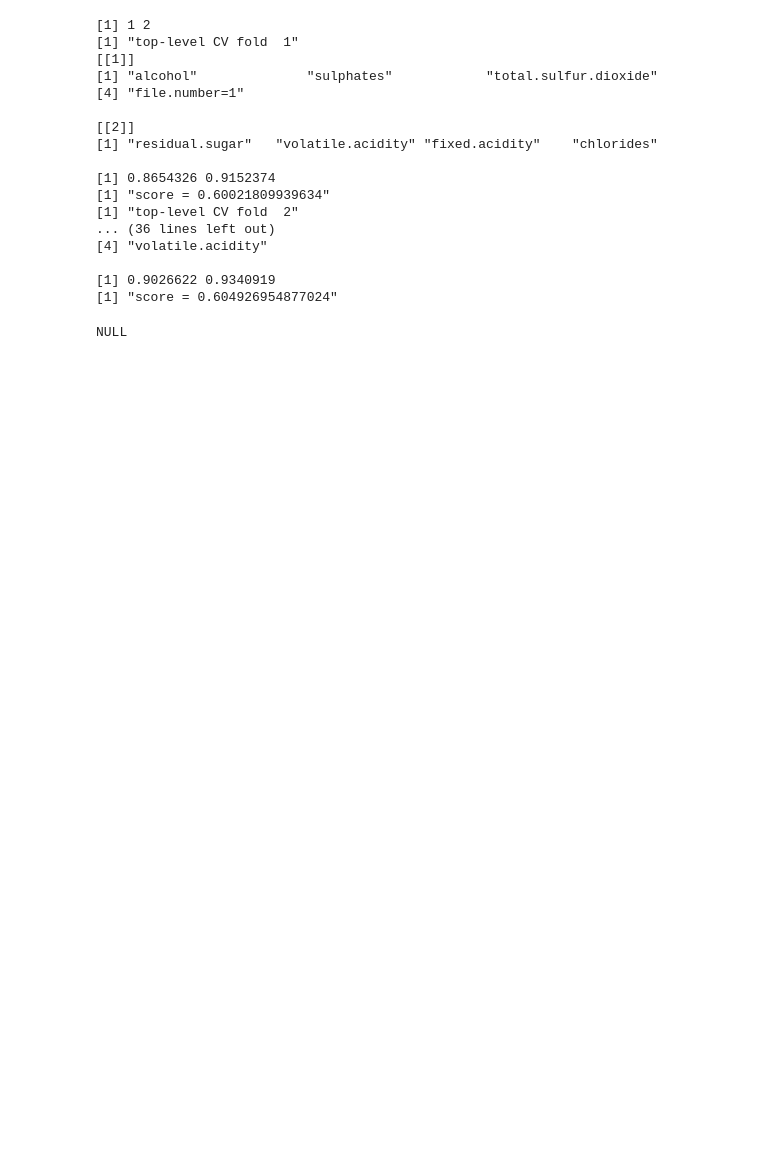
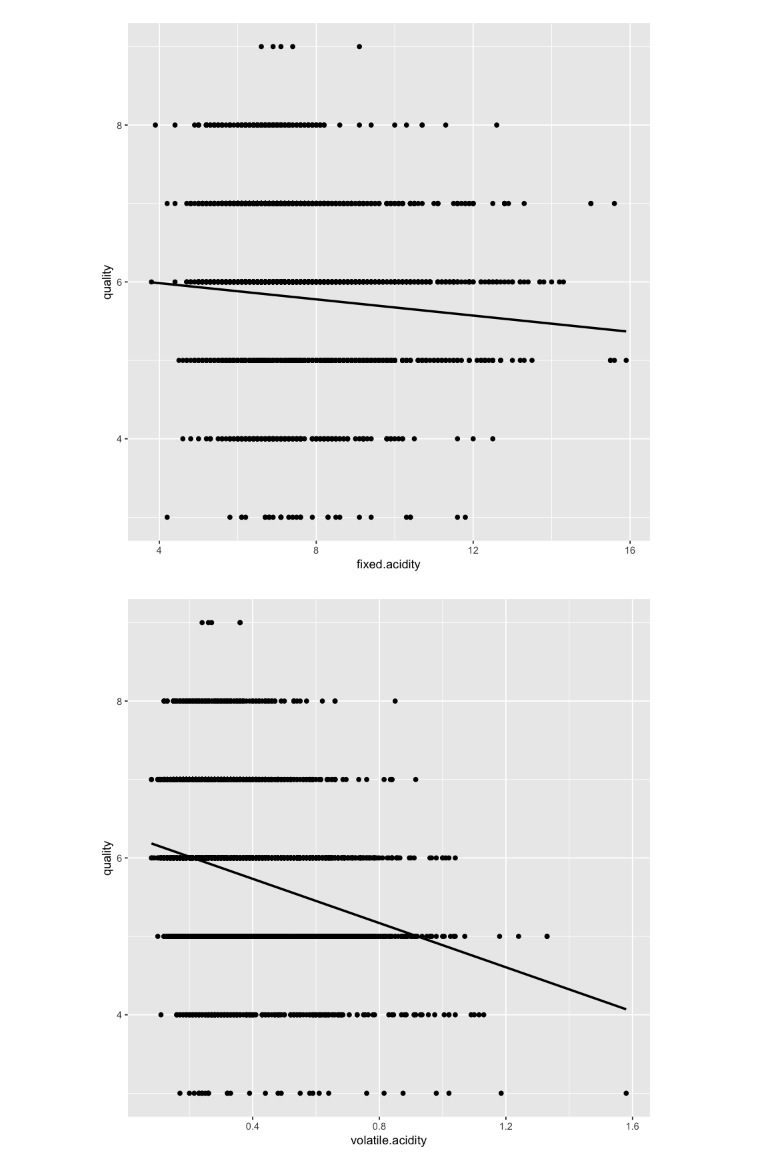
Before and after one commit to cjstoneking/wine_quality, a Jupyter notebook: wine_quality_v03.ipynb, the cells around one changed output. Drawn from its saved outputs; the diff is of its cells as text; code cells hidden in the pictures; blank space fills up the shorter version.

```diff
--- a/wine_quality_v03.ipynb
+++ b/wine_quality_v03.ipynb
@@ -237,25 +242,4 @@ find_single_model <- function(data, hyperparameters=get_default_hyperparameters(
     #as a list of predictor names (strings)
     return(list(best_score/null_model_score, best_predictor_set))
 }
-# %%
-dev_script()
-# %% [output]
-[1] 1 2
-[1] "top-level CV fold  1"
-[[1]]
-[1] "alcohol"              "sulphates"            "total.sulfur.dioxide"
-[4] "file.number=1"
-
-[[2]]
-[1] "residual.sugar"   "volatile.acidity" "fixed.acidity"    "chlorides"
-
-[1] 0.8654326 0.9152374
-[1] "score = 0.60021809939634"
-[1] "top-level CV fold  2"
-... (36 lines left out)
-[4] "volatile.acidity"
-
-[1] 0.9026622 0.9340919
-[1] "score = 0.604926954877024"
-NULL
 # %%
@@ -275,6 +264,30 @@ find_or_download_data <- function (main_url, files){
     }
     return(1)
 }
+# %%
+#read data from .csv files to data.frame
+#merge multiple .csv into one (binds rows)
+#add a one-hot encoding of the file number
+read_data <- function(files){
+    single_datasets <- vector("list", length(files))
+    for (i in 1:length(files)){
+        single_datasets[[i]] <- read.csv(files[i], header=TRUE, sep=";")
+        single_datasets[[i]]$file.number <- i
+    }
+    data <- bind_rows(single_datasets)
+    #bind_rows : dplyr function
+
+    #data is now full dataset (merged across all files)
+
+    #make one-hot encoding of file number
+    u <- unique(data$file.number)
+    for (val in u[1:(length(u)-1)]){
+        data[paste("file.number.",val,sep="")] <- (data$file.number==val)*1.0
+    }
+    data$file.number <- NULL
+    #remove initial (categorical) file number column
+    return(data)
+}
 # %%
 get_CV_folds <- function(N, K){
     train_indices <- vector("list", K)
@@ -288,3 +301,26 @@ get_CV_folds <- function(N, K){
     }
     return(list(train_indices, test_indices))
 }
+# %%
+hp <- get_default_hyperparameters()
+response_name <- attr(hp, "response_name")
+data <- read_data(attr(hp, "files"))
+#ggplot(data, aes_string(y = response_name, x = "pH")) + geom_point()
+predictor_names <- colnames(data)[colnames(data) != response_name]
+for(pred in predictor_names){
+    p <- ggplot(data, aes_string(y = response_name, x = pred)) +
+    geom_point() + geom_smooth(method = "lm", se = FALSE, col = "black")
+    #print(p)
+}
+library(ggplot2)
+library(GGally)
+ggpairs(iris, columns=1:4, aes(color=Species)) +
+  ggtitle("Anderson's Iris Data -- 3 species")
+
+library(lattice)
+splom(iris[1:4],
+      groups=iris$Species,
+      main="Anderson's Iris Data -- 3 species")
+# %% [output]
+[figure, added]
+[figure, added]
```
Also changed, not shown: parts of 17 cells of this notebook.
